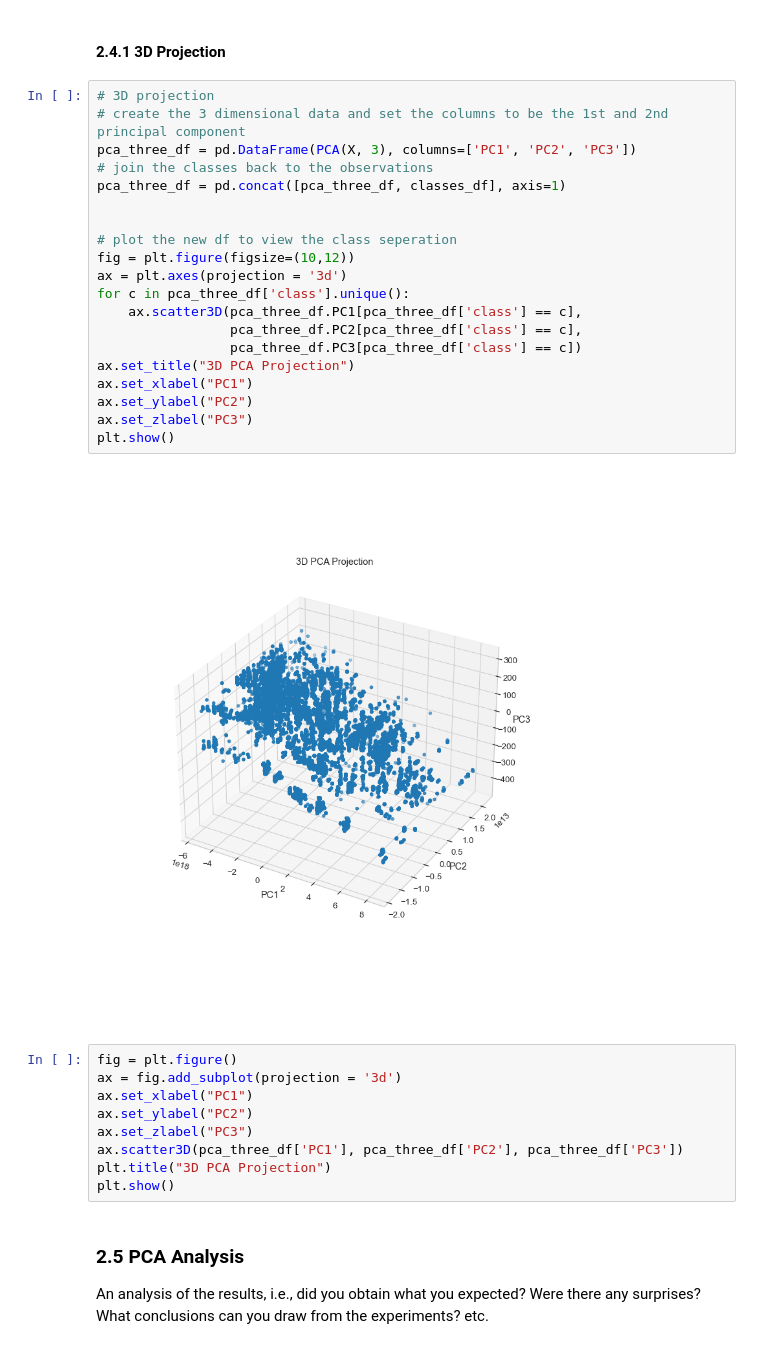
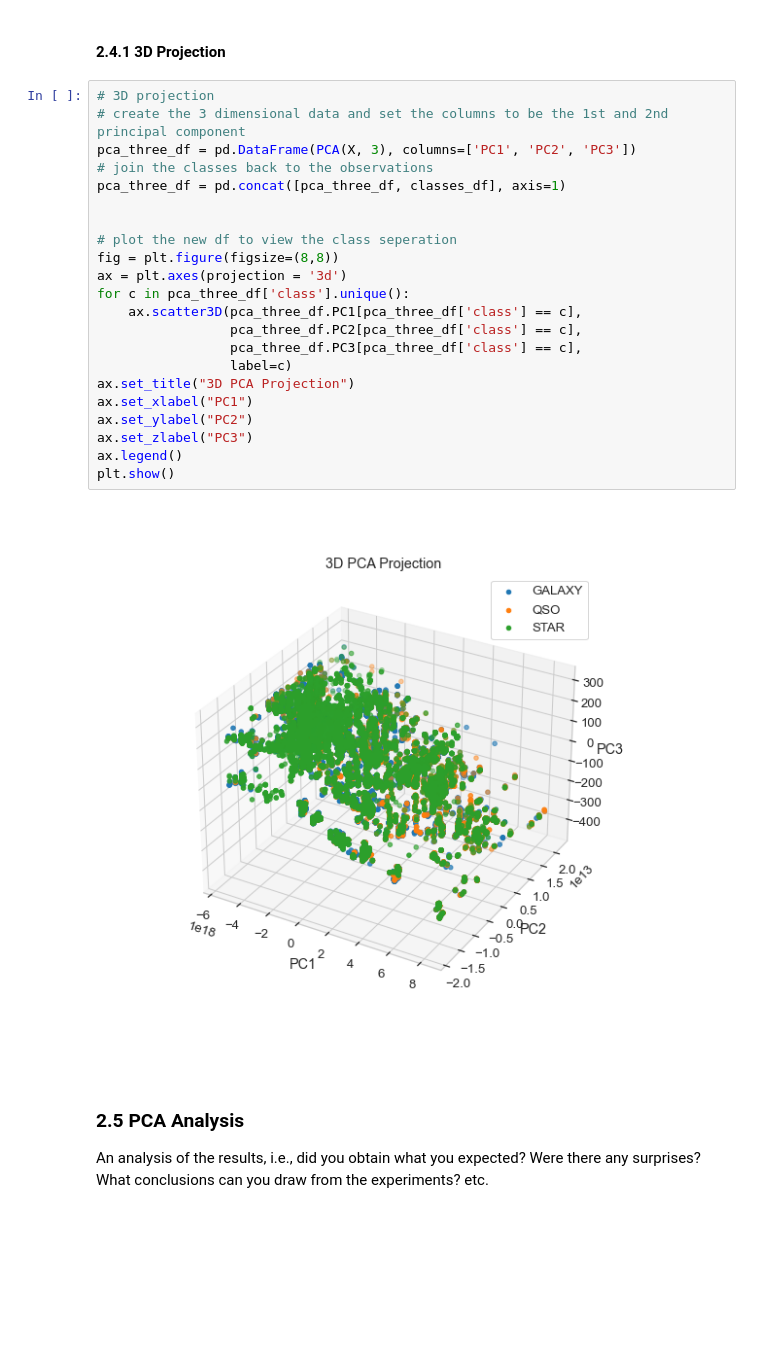
Before and after one commit to mcqueg/Unsupervised_ML, a Jupyter notebook: Dimensionality_Reduction.ipynb, the cells around one changed output. Cells and saved outputs as stored; diff of their text form; blank space fills up the shorter version.

```diff
--- a/Dimensionality_Reduction.ipynb
+++ b/Dimensionality_Reduction.ipynb
@@ -279,34 +280,27 @@ plt.show()
 # %%
 # 3D projection
 # create the 3 dimensional data and set the columns to be the 1st and 2nd principal component
 pca_three_df = pd.DataFrame(PCA(X, 3), columns=['PC1', 'PC2', 'PC3'])
 # join the classes back to the observations
 pca_three_df = pd.concat([pca_three_df, classes_df], axis=1)
 
 
 # plot the new df to view the class seperation
-fig = plt.figure(figsize=(10,12))
+fig = plt.figure(figsize=(8,8))
 ax = plt.axes(projection = '3d')
 for c in pca_three_df['class'].unique():
     ax.scatter3D(pca_three_df.PC1[pca_three_df['class'] == c],
                  pca_three_df.PC2[pca_three_df['class'] == c],
-                 pca_three_df.PC3[pca_three_df['class'] == c])
+                 pca_three_df.PC3[pca_three_df['class'] == c],
+                 label=c)
 ax.set_title("3D PCA Projection")
 ax.set_xlabel("PC1")
 ax.set_ylabel("PC2")
 ax.set_zlabel("PC3")
+ax.legend()
 plt.show()
 # %% [output]
-[figure, old version]
+[figure, new version]
-# %%
-fig = plt.figure()
-ax = fig.add_subplot(projection = '3d')
-ax.set_xlabel("PC1")
-ax.set_ylabel("PC2")
-ax.set_zlabel("PC3")
-ax.scatter3D(pca_three_df['PC1'], pca_three_df['PC2'], pca_three_df['PC3'])
-plt.title("3D PCA Projection")
-plt.show()
 # %% [markdown]
 ### 2.5 PCA Analysis<a class="anchor" id="pca-analysis"></a>
 An analysis of the results, i.e., did you obtain what you expected? Were there any surprises? What conclusions can you draw from the experiments? etc.
```
Also changed, not shown: parts of 2 cells of this notebook.
